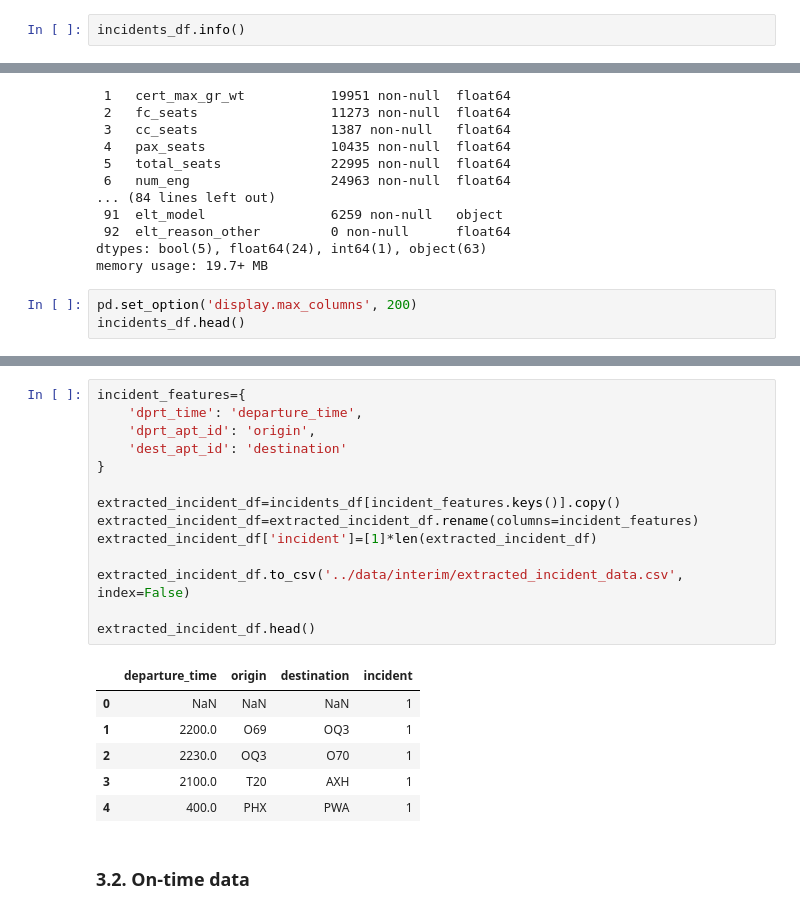
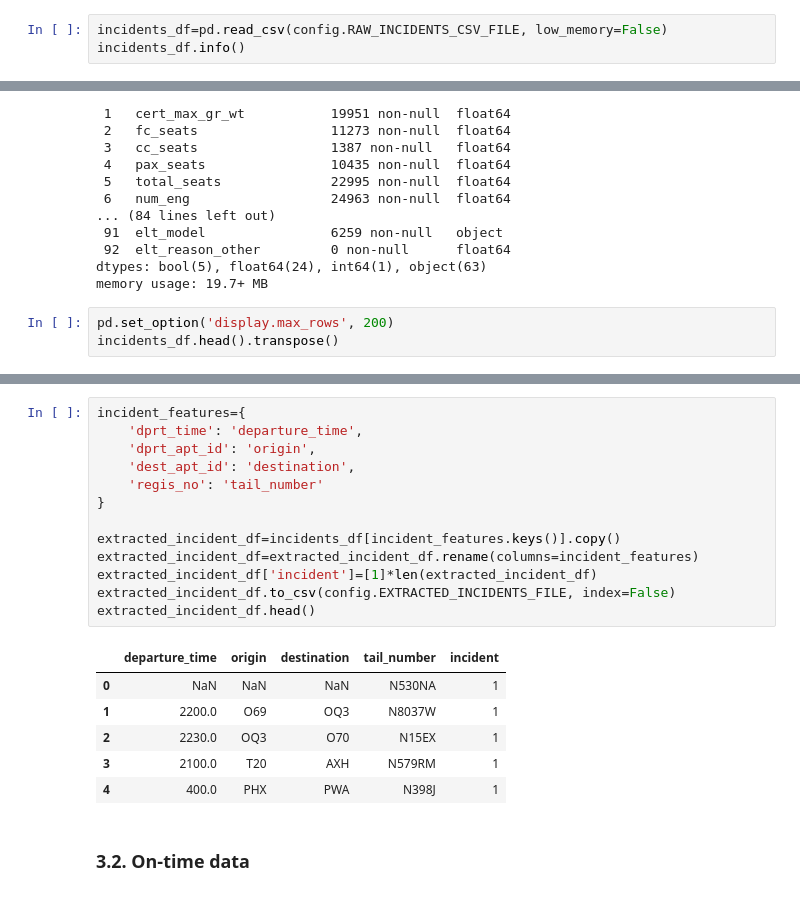
Before and after one commit to 4GeeksAcademy/maps-aviation_final_project, a Jupyter notebook: src/data_acquisition.ipynb, the cells around one changed output, grey strips where cells are left out. Drawn from its saved outputs; the diff is of its cells as text.

```diff
--- a/src/data_acquisition.ipynb
+++ b/src/data_acquisition.ipynb
@@ -84,6 +43,7 @@ ontime_df.to_csv('../data/raw/on_time.csv', index=False)
 
 ### 3.1. Incident data
 # %%
+incidents_df=pd.read_csv(config.RAW_INCIDENTS_CSV_FILE, low_memory=False)
 incidents_df.info()
 # %% [output]
 <class 'pandas.core.frame.DataFrame'>
@@ -104,6 +64,6 @@ Data columns (total 93 columns):
 dtypes: bool(5), float64(24), int64(1), object(63)
 memory usage: 19.7+ MB
 # %%
-pd.set_option('display.max_columns', 200)
-incidents_df.head()
+pd.set_option('display.max_rows', 200)
+incidents_df.head().transpose()
 # %% [output]
@@ -116,23 +87,22 @@ incidents_df.head()
 # %%
 incident_features={
     'dprt_time': 'departure_time',
     'dprt_apt_id': 'origin',
-    'dest_apt_id': 'destination'
+    'dest_apt_id': 'destination',
+    'regis_no': 'tail_number'
 }
 
 extracted_incident_df=incidents_df[incident_features.keys()].copy()
 extracted_incident_df=extracted_incident_df.rename(columns=incident_features)
 extracted_incident_df['incident']=[1]*len(extracted_incident_df)
-
-extracted_incident_df.to_csv('../data/interim/extracted_incident_data.csv', index=False)
-
+extracted_incident_df.to_csv(config.EXTRACTED_INCIDENTS_FILE, index=False)
 extracted_incident_df.head()
 # %% [output]
-|  | departure_time | origin | destination | incident |
-| 0 | NaN | NaN | NaN | 1 |
-| 1 | 2200.0 | O69 | OQ3 | 1 |
-| 2 | 2230.0 | OQ3 | O70 | 1 |
-| 3 | 2100.0 | T20 | AXH | 1 |
-| 4 | 400.0 | PHX | PWA | 1 |
+|  | departure_time | origin | destination | tail_number | incident |
+| 0 | NaN | NaN | NaN | N530NA | 1 |
+| 1 | 2200.0 | O69 | OQ3 | N8037W | 1 |
+| 2 | 2230.0 | OQ3 | O70 | N15EX | 1 |
+| 3 | 2100.0 | T20 | AXH | N579RM | 1 |
+| 4 | 400.0 | PHX | PWA | N398J | 1 |
 # %% [markdown]
 ### 3.2. On-time data
```
Also changed, not shown: parts of 16 cells of this notebook, 2 other files.
